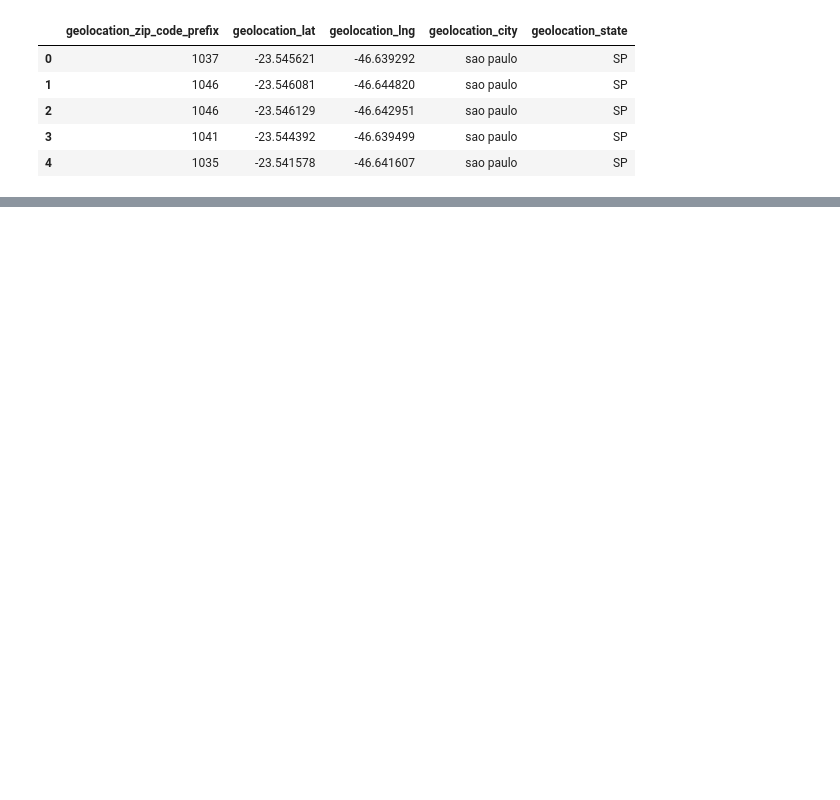
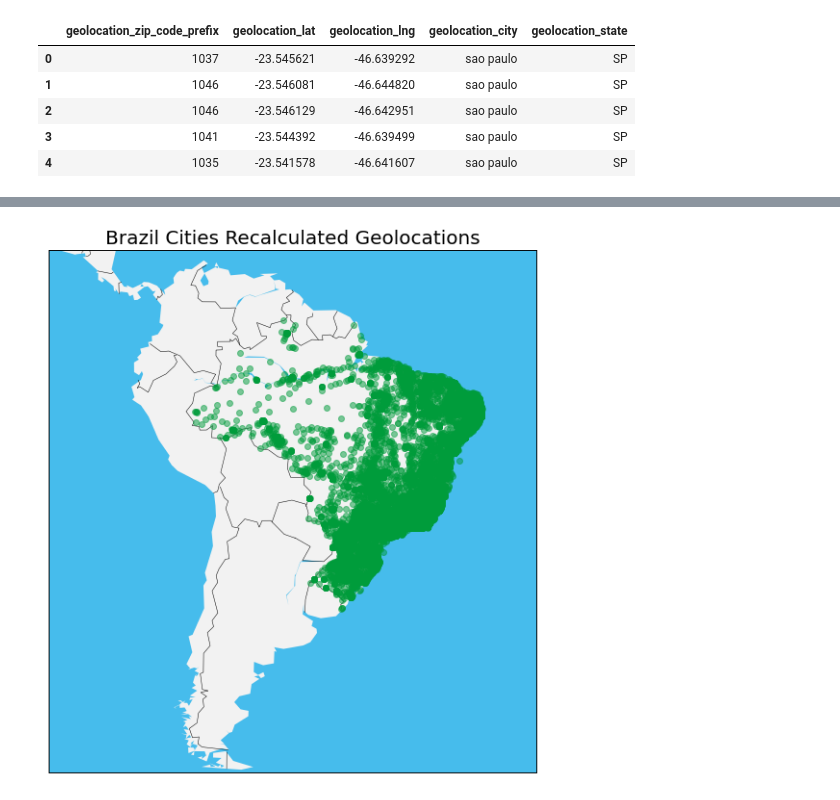
Before and after one commit to NoahPlage/Olist-Business-Analysis, a Jupyter notebook: olist-notebook.ipynb, the cells around one changed output, grey strips where cells are left out. Saved outputs shown, nothing was run; the diff lists cells and outputs as text; code cells hidden in the pictures; blank space fills up the shorter version.

```diff
--- a/olist-notebook.ipynb
+++ b/olist-notebook.ipynb
@@ -432,0 +258,6 @@ df_comments.head()
+# %%
+# getting mean of latitudes and longtitudes for each zipcode
+geo_df = geo_df.groupby('geolocation_zip_code_prefix')[['geolocation_lat', 'geolocation_lng']].mean().reset_index()
+
+# viewing all zipcodes that are 1046
+geo_df[geo_df['geolocation_zip_code_prefix'] == 1046]
@@ -432,0 +279,23 @@ df_comments.head()
+# %%
+lat_recalculated = geo_df['geolocation_lat']
+lon_recalculated = geo_df['geolocation_lng']
+
+plt.figure(figsize=(10,10))
+
+# draw map that focuses on Brazil
+m = Basemap(llcrnrlat=-55.401805,llcrnrlon=-92.269176,urcrnrlat=13.884615,urcrnrlon=-27.581676)
+# draw a boundary around the map, fill the background.
+# this background will end up being the ocean color, since
+# the continents will be drawn on top.
+m.drawmapboundary(fill_color='#46bcec')
+# fill continents, set lake color same as ocean color.
+m.fillcontinents(color='#f2f2f2',lake_color='#46bcec')
+# draw country boundaries
+m.drawcountries()
+# draw points with markers
+m.scatter(lon_recalculated, lat_recalculated, zorder=10, alpha=0.5, color='#009c3b')
+# setting a title and font size
+plt.title(label='Brazil Cities Recalculated Geolocations', fontsize=20)
+plt.show()
+# %% [output]
+[figure, added]
```
Also changed, not shown: parts of 105 cells of this notebook.
